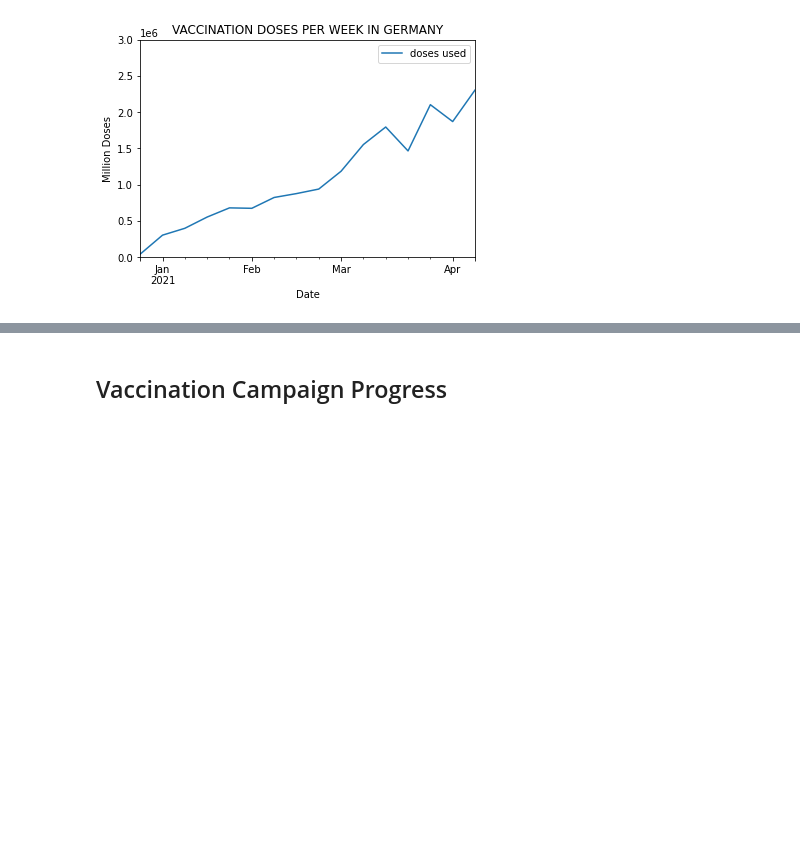
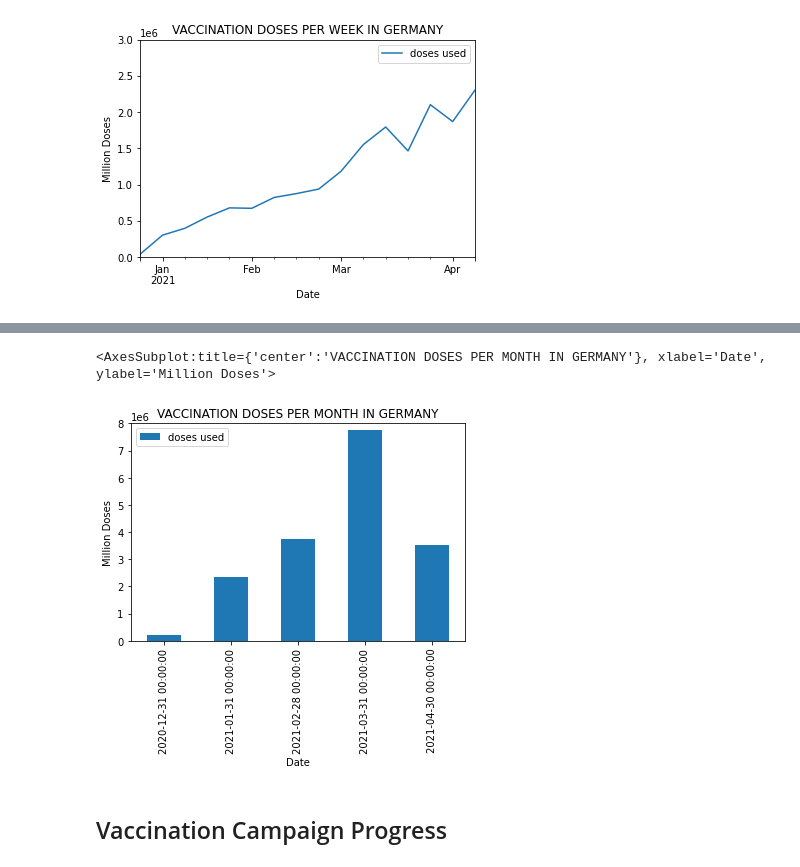
Before and after one commit to RuedigerVoigt/track-covid-19, a Jupyter notebook: vaccination.ipynb, the cells around one changed output, grey strips where cells are left out. Drawn from its saved outputs; the diff is of its cells as text; code cells hidden in the pictures; blank space fills up the shorter version.

```diff
--- a/vaccination.ipynb
+++ b/vaccination.ipynb
@@ -117,0 +121,4 @@ doses_weekly.plot(
+# %%
+# M = month end frequency
+doses_monthly = doses.groupby(pd.Grouper(key='date',freq='M')).sum()
+doses_monthly.tail()
@@ -117,0 +133,6 @@ doses_weekly.plot(
+# %%
+max_doses_monthly = max(doses_monthly['doses used'])
+max_doses_monthly
+doses_monthly['month'] = doses_monthly.index.strftime('%B')
+
+doses_monthly.tail(6)
@@ -118,3 +147,12 @@ doses_weekly.plot(
+# %%
+doses_monthly.plot.bar(
+    ylim=(0,math.ceil(max_doses_monthly / 10**6) * 10**6),
+    xlabel='Date',
+    ylabel='Million Doses',
+    title='VACCINATION DOSES PER MONTH IN GERMANY')
+# %% [output]
+<AxesSubplot:title={'center':'VACCINATION DOSES PER MONTH IN GERMANY'}, xlabel='Date', ylabel='Million Doses'>
+[figure, added]
 # %% [markdown]
 ## Vaccination Campaign Progress
 # %%
```
Also changed, not shown: parts of 5 cells of this notebook.
